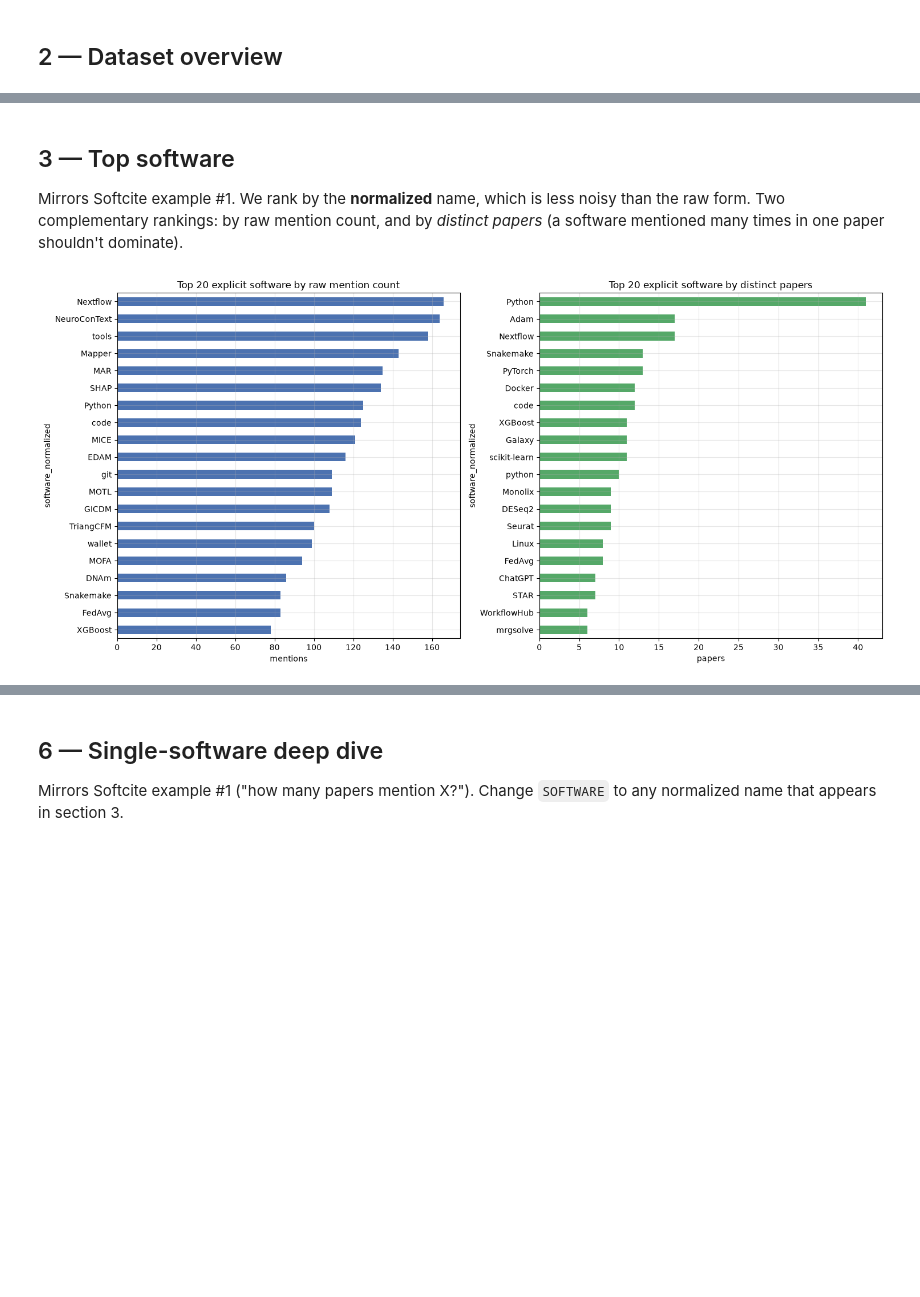
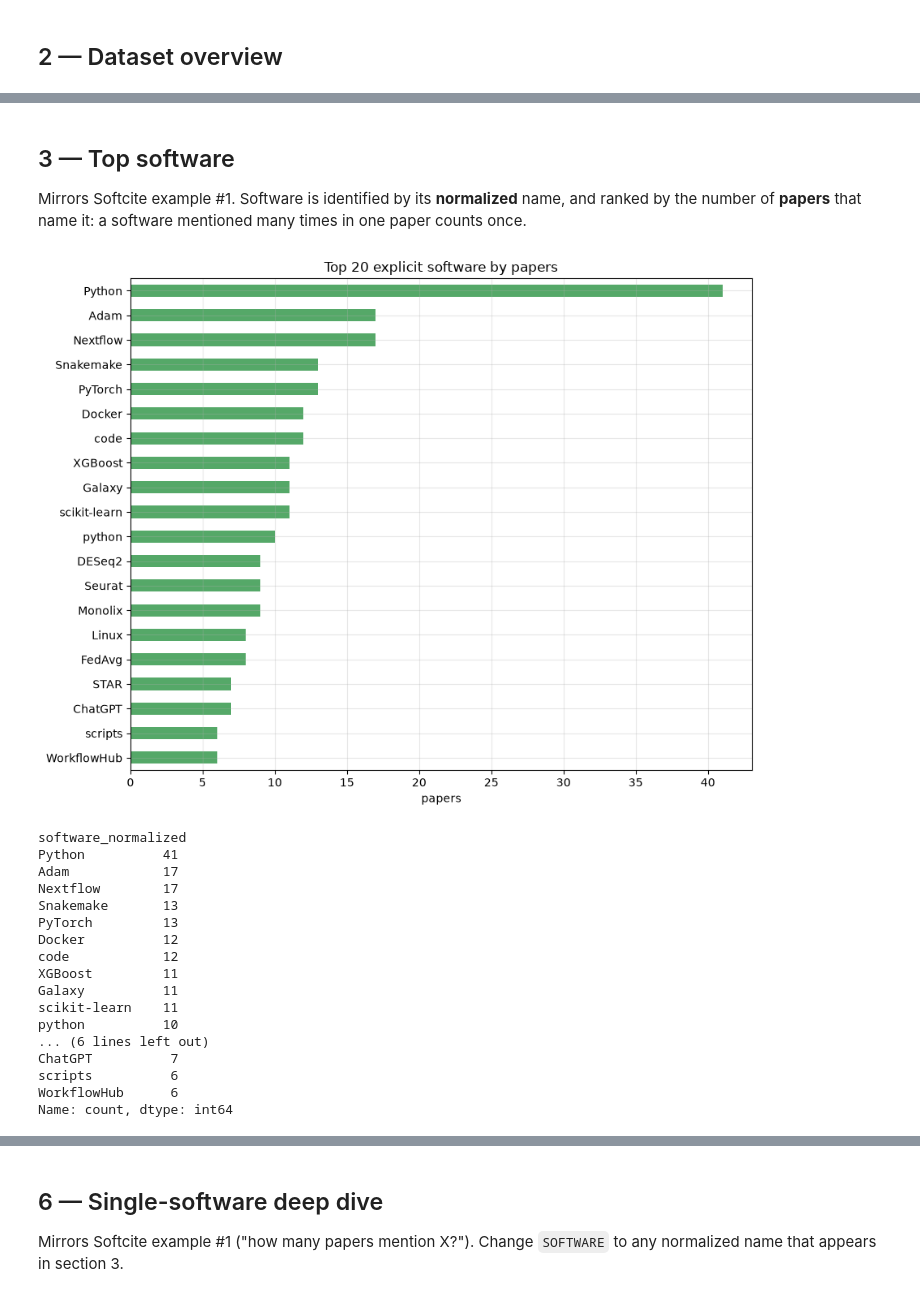
Before and after one commit to HackathonSanteNumerique/hackaton-sante-numerique-2026, a Jupyter notebook: notebooks/softcite_analysis.ipynb, the cells around one changed output, grey strips where cells are left out. Saved outputs shown, nothing was run; the diff lists cells and outputs as text; code cells hidden in the pictures; blank space fills up the shorter version.

Commit message:
Softcite notebook: explicit software once per paper by normalized name, with the document characterization; implicit mentions counted one by one unless matched to an explicit software of their paper

```diff
--- a/notebooks/softcite_analysis.ipynb
+++ b/notebooks/softcite_analysis.ipynb
@@ -277,0 +325,17 @@ implicit: 296 mentions in 122 papers
+# %%
+explicit_keys = pd.MultiIndex.from_frame(software[keys])
+is_matched = pd.MultiIndex.from_frame(implicit_mentions[keys]).isin(explicit_keys)
+matched_implicit = implicit_mentions[is_matched]
+
+# Section 7 counts the others, each mention on its own.
+implicit_mentions = implicit_mentions[~is_matched]
+implicit_purposes = implicit_purposes[implicit_purposes["software_mention_id"].isin(implicit_mentions["software_mention_id"])]
+papers["n_implicit"] = papers["paper_id"].map(implicit_mentions.groupby("paper_id").size()).fillna(0).astype(int)
+
+matched_counts = matched_implicit.groupby(keys).size().rename("n_implicit_mentions").reset_index()
+software = software.merge(matched_counts, on=keys, how="left")
+software["n_implicit_mentions"] = software["n_implicit_mentions"].fillna(0).astype(int)
+
+print(f"{len(matched_implicit)} implicit mentions matched to an explicit software of their paper:")
+print(matched_implicit["software_normalized"].value_counts().to_string())
+print(f"\n{len(implicit_mentions)} implicit mentions left, each counted in section 7")
@@ -327,24 +406,36 @@ max      423.000000
 # %% [markdown]
 ## 3 — Top software
 
-Mirrors Softcite example #1. We rank by the **normalized** name, which is less noisy than the raw form. Two complementary rankings: by raw mention count, and by *distinct papers* (a software mentioned many times in one paper shouldn't dominate).
+Mirrors Softcite example #1. Software is identified by its **normalized** name, and ranked by the number of **papers** that name it: a software mentioned many times in one paper counts once.
 # %%
 TOP_N = 20
 
-by_mentions = mentions["software_normalized"].value_counts().head(TOP_N)
-by_papers = (mentions.dropna(subset=["software_normalized"])
-             .groupby("software_normalized")["paper_id"].nunique()
-             .sort_values(ascending=False).head(TOP_N))
+by_papers = software["software_normalized"].value_counts().head(TOP_N)
 
-fig, axes = plt.subplots(1, 2, figsize=(15, 7))
-by_mentions[::-1].plot(kind="barh", ax=axes[0], color="#4C72B0")
-axes[0].set_title(f"Top {TOP_N} explicit software by raw mention count")
-axes[0].set_xlabel("mentions")
-by_papers[::-1].plot(kind="barh", ax=axes[1], color="#55A868")
-axes[1].set_title(f"Top {TOP_N} explicit software by distinct papers")
-axes[1].set_xlabel("papers")
+ax = by_papers[::-1].plot(kind="barh", color="#55A868", figsize=(9, 7))
+ax.set_title(f"Top {TOP_N} explicit software by papers")
+ax.set_xlabel("papers")
+ax.set_ylabel("")
 plt.tight_layout()
 plt.show()
+by_papers
 # %% [output]
-[figure, old version]
+[figure, new version]
+software_normalized
+Python          41
+Adam            17
+Nextflow        17
+Snakemake       13
+PyTorch         13
+Docker          12
+code            12
+XGBoost         11
+Galaxy          11
+scikit-learn    11
+python          10
+... (6 lines left out)
+ChatGPT          7
+scripts          6
+WorkflowHub      6
+Name: count, dtype: int64
 # %% [markdown]
```
Also changed, not shown: parts of 19 cells of this notebook.
